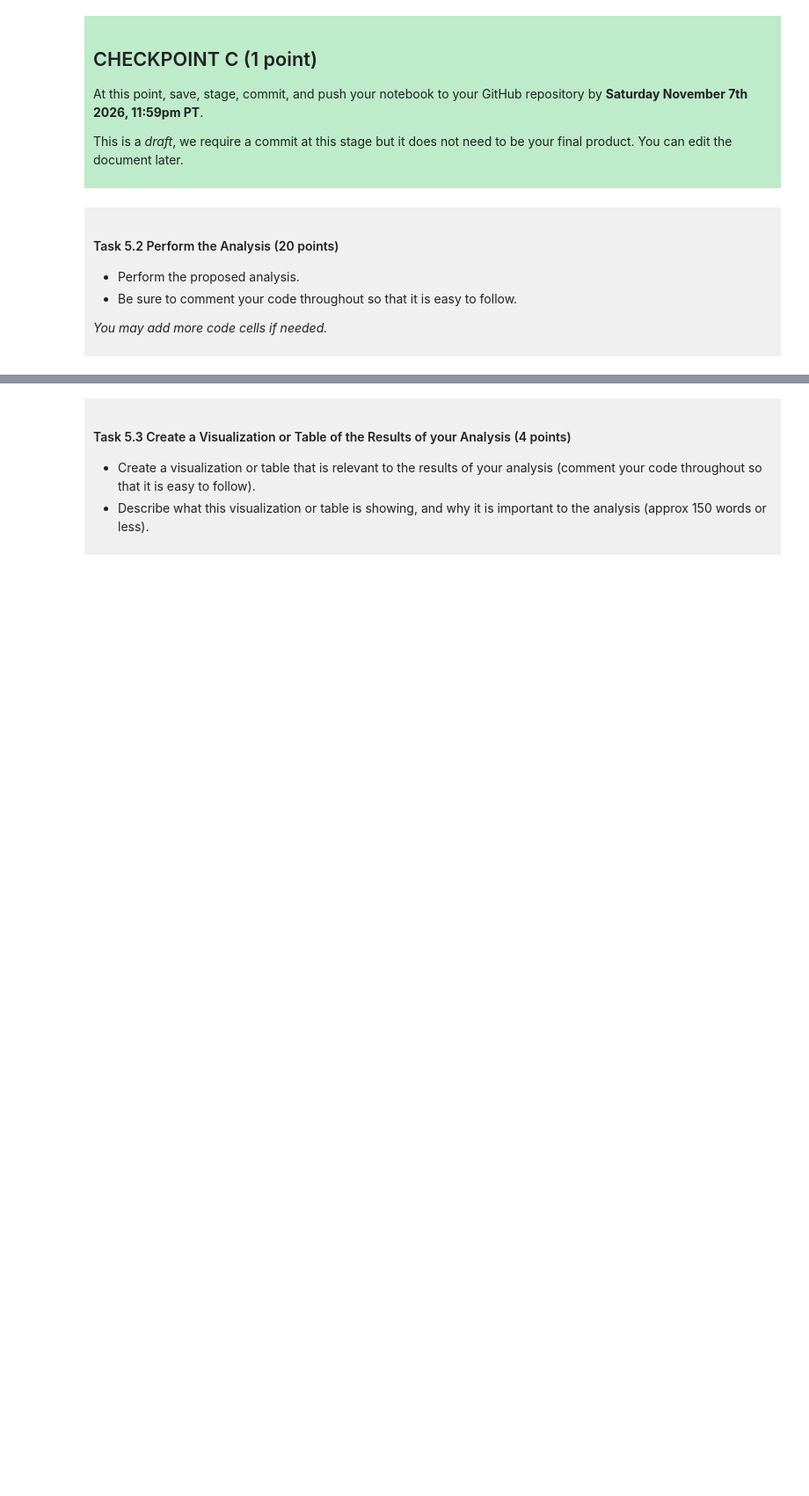
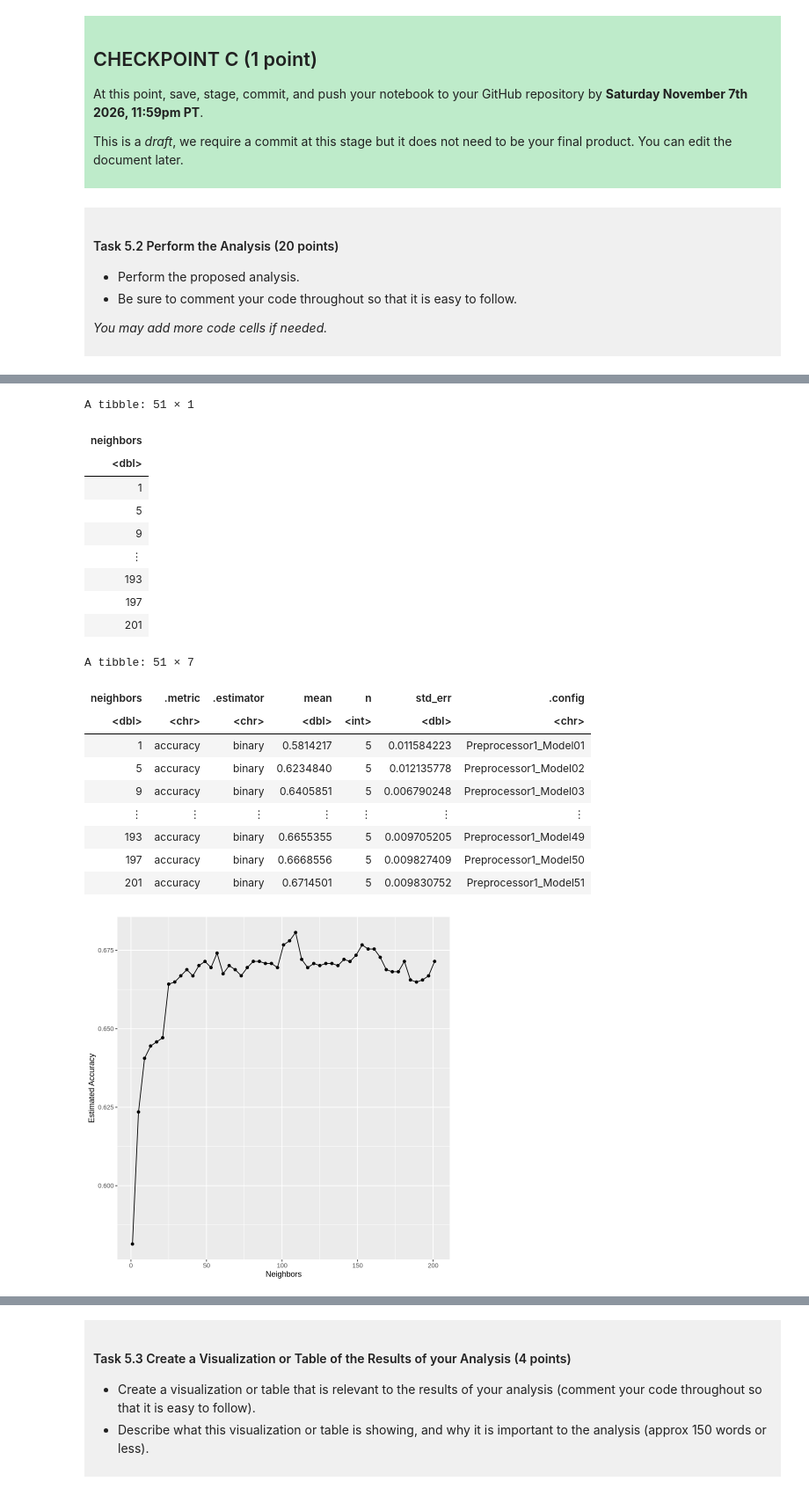
Before and after one commit to chickensandwich2736/dsci-100-project-alex-ren, a Jupyter notebook: dsci-100-project-notebook.ipynb, the cells around one changed output, grey strips where cells are left out. Shown at 88% size. Saved outputs shown, nothing was run; the diff lists cells and outputs as text; code cells hidden in the pictures; blank space fills up the shorter version.

Commit message:
Completed Part 5 and Part 6
Finished the remaining tasks in Part 5 beyond Checkpoint C (performing the analysis and creating the visualization) and also finished Part 6 (discussing findings)

```diff
--- a/dsci-100-project-notebook.ipynb
+++ b/dsci-100-project-notebook.ipynb
@@ -477,0 +534,58 @@ This is a *draft*, we require a commit at this stage but it does not need to be
+# %%
+# creating the model specification for tuning
+knn_tune <- nearest_neighbor(weight_func = "rectangular", neighbors = tune()) |>
+    set_engine("kknn") |>
+    set_mode("classification")
+
+# displaying the model specification
+knn_tune
+
+# creating the recipe for my analysis where I specify that "bid" is the response variable and that "conf_wins_pct" and
+# "reg_wins" are my 2 predictor variables. I also scale and center both my predictor variables so that they are on
+# comparable scales. Therefore, one predictor variable that has values at a larger scale won't have more influence
+# on the predictions than the other predictor variable.
+ncaa_recipe <- recipe(bid ~ conf_wins_pct + reg_wins, data = ncaa_train) |>
+    step_scale(all_predictors()) |>
+    step_center(all_predictors())
+
+# displaying the recipe
+ncaa_recipe
+
+# creating the ncaa_vfold object which allows me to do 5-fold cross validation
+ncaa_vfold <- vfold_cv(ncaa_train, v = 5, strata = bid)
+
+# displaying the 5-fold cross validation
+print(ncaa_vfold)
+
+# the k_values tibble contains the different K-values I will try out in order to determine which K-value will be the best
+# one to use for my model. I'm trying out k-values ranging from 1 to 201 (incrementing by 4) to figure out which k-value
+# ends up with the highest accuracy. I'm also only trying out odd k-values in order to avoid ties when predicting
+# the bid type.
+k_values <- tibble(neighbors = seq(from = 1, to = 201, by = 4))
+
+# displaying the k-values tibble
+k_values
+
+# ncaa_results contains the results after doing 5-fold cross validation on the set of different k-values. I'm mainly
+# focusing on the estimated accuracy of those different K-values.
+ncaa_results <- workflow() |>
+    add_model(knn_tune) |>
+    add_recipe(ncaa_recipe) |>
+    tune_grid(resamples = ncaa_vfold, grid = k_values) |>
+    collect_metrics() |>
+    filter(.metric == "accuracy")
+
+# displaying the 5-fold cross validation results on different values of K
+ncaa_results
+
+# creating a scatterplot/lineplot that looks at the relationship between the k-value on the x-axis and the accuracy on
+# the y-axis
+k_value_vs_accuracy_plot <- ncaa_results |>
+    ggplot(aes(x = neighbors, y = mean)) +
+    geom_point() +
+    geom_line() +
+    labs(x = "Neighbors", y = "Estimated Accuracy")
+
+# displaying the scatterplot/lineplot
+k_value_vs_accuracy_plot
+# %% [output]
@@ -477,0 +626,21 @@ This is a *draft*, we require a commit at this stage but it does not need to be
+A tibble: 51 × 1
+| neighbors |
+| <dbl> |
+| 1 |
+| 5 |
+| 9 |
+| ⋮ |
+| 193 |
+| 197 |
+| 201 |
+A tibble: 51 × 7
+| neighbors | .metric | .estimator | mean | n | std_err | .config |
+| <dbl> | <chr> | <chr> | <dbl> | <int> | <dbl> | <chr> |
+| 1 | accuracy | binary | 0.5814217 | 5 | 0.011584223 | Preprocessor1_Model01 |
+| 5 | accuracy | binary | 0.6234840 | 5 | 0.012135778 | Preprocessor1_Model02 |
+| 9 | accuracy | binary | 0.6405851 | 5 | 0.006790248 | Preprocessor1_Model03 |
+| ⋮ | ⋮ | ⋮ | ⋮ | ⋮ | ⋮ | ⋮ |
+| 193 | accuracy | binary | 0.6655355 | 5 | 0.009705205 | Preprocessor1_Model49 |
+| 197 | accuracy | binary | 0.6668556 | 5 | 0.009827409 | Preprocessor1_Model50 |
+| 201 | accuracy | binary | 0.6714501 | 5 | 0.009830752 | Preprocessor1_Model51 |
+[figure, added]
```
Also changed, not shown: parts of 11 cells of this notebook.
